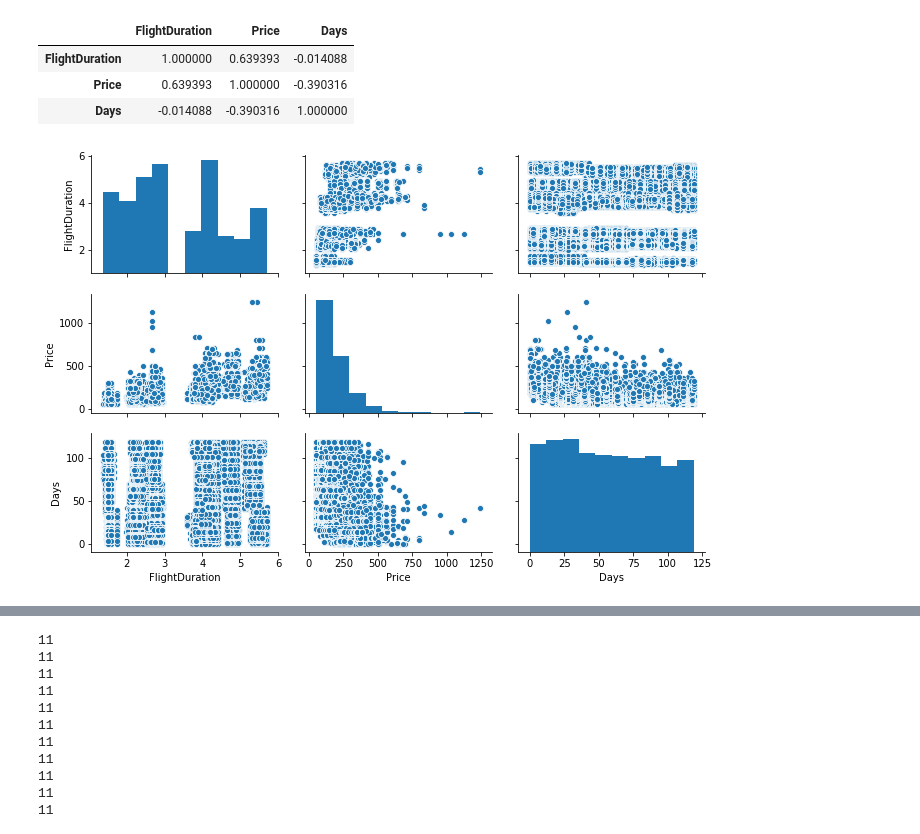
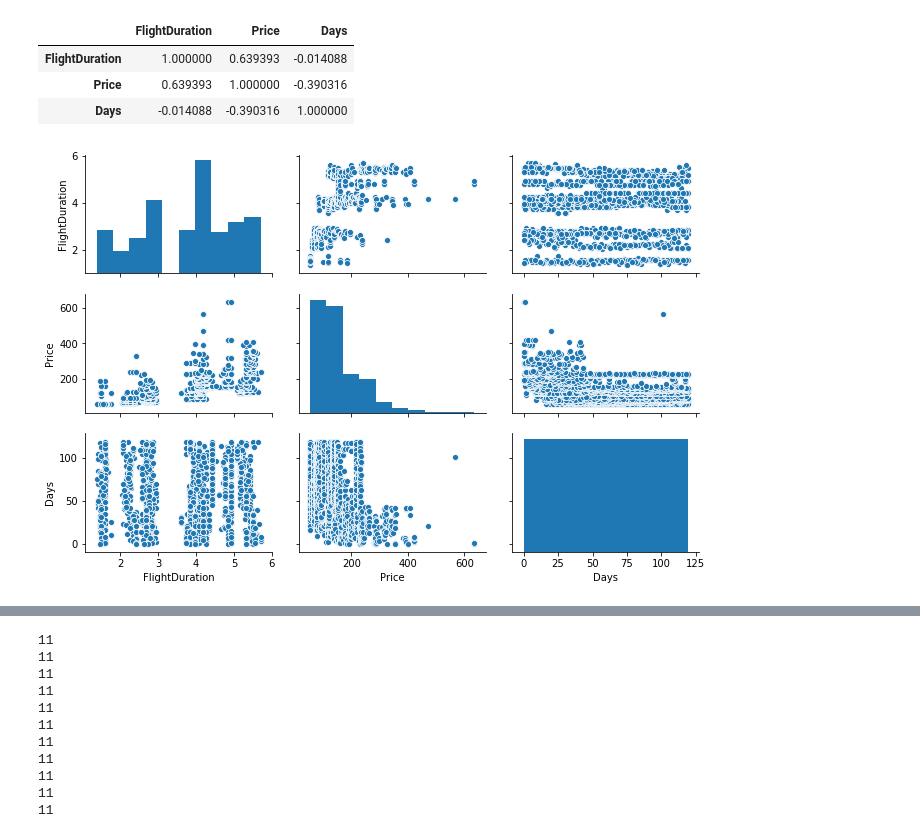
Before and after one commit to RWJohns/MetisProject2, a Jupyter notebook: ProjectCode.ipynb, the cells around one changed output, grey strips where cells are left out. Saved outputs shown, nothing was run; the diff lists cells and outputs as text; code cells hidden in the pictures.

```diff
--- a/ProjectCode.ipynb
+++ b/ProjectCode.ipynb
@@ -280,6 +294,6 @@ df_min.corr()
 | Price | 0.639393 | 1.000000 | -0.390316 |
 | Days | -0.014088 | -0.390316 | 1.000000 |
 # %%
-sns.pairplot(df_all, height=2.1, aspect=1.5);
+sns.pairplot(df_min, height=2.1, aspect=1.5);
 # %% [output]
-[figure, old version]
+[figure, new version]
```
Also changed, not shown: parts of 11 cells of this notebook.
